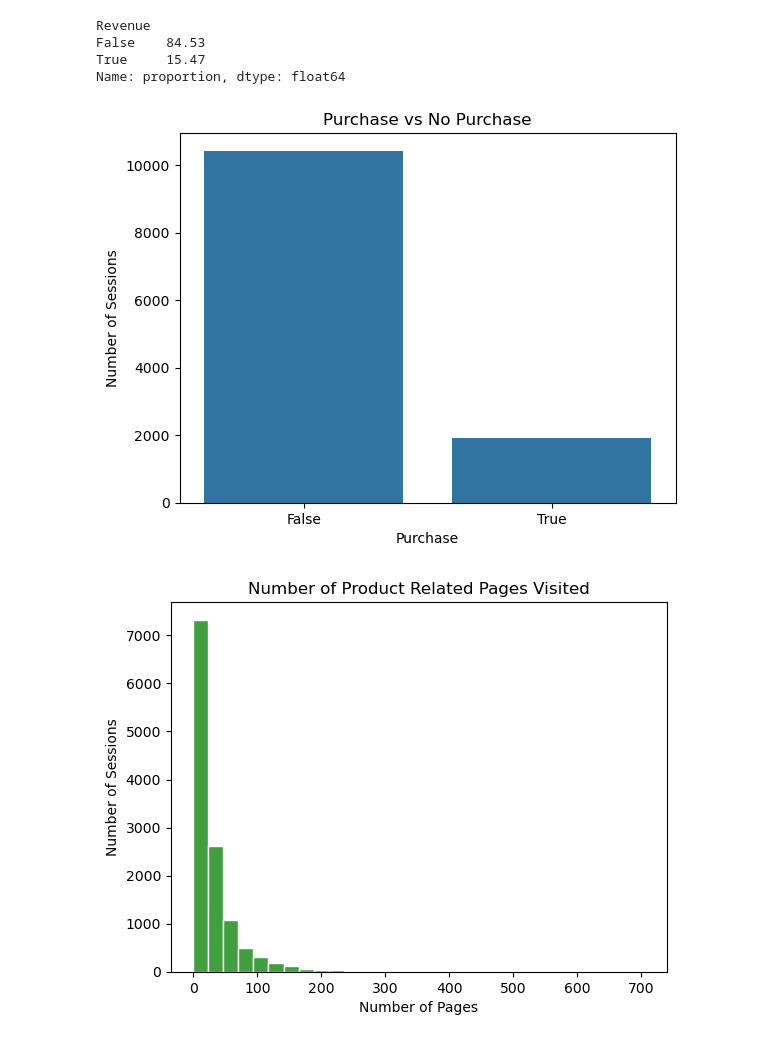
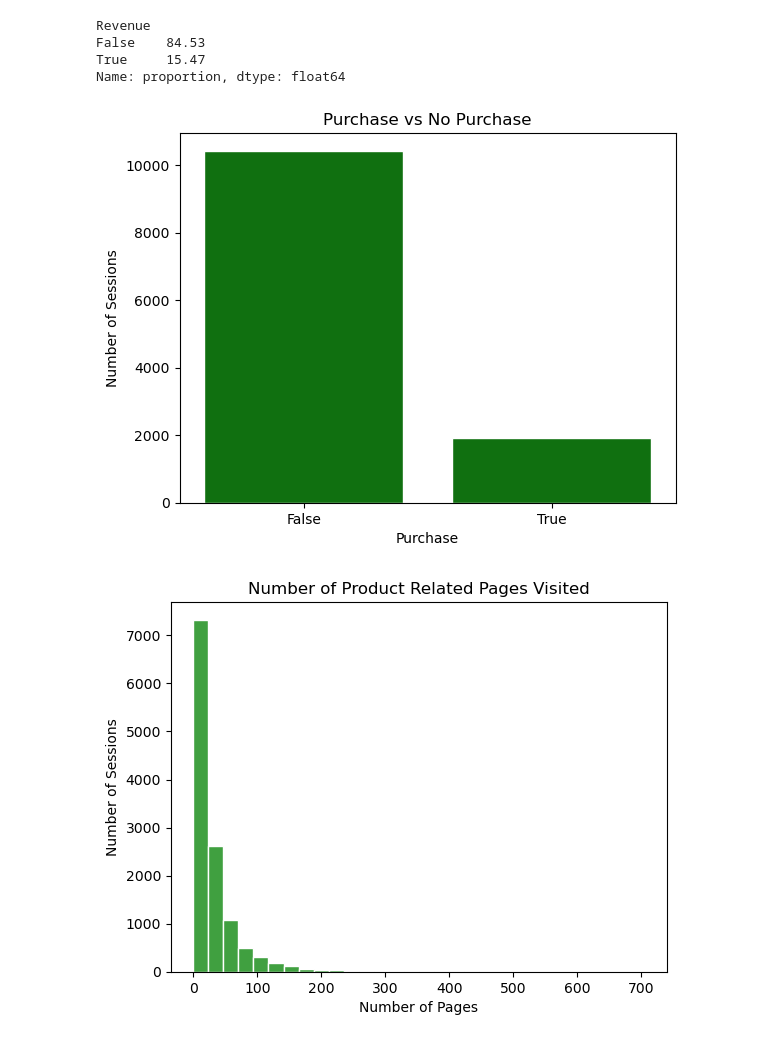
Before and after one commit to 2026558-lab/Statistical-Techniques, a Jupyter notebook: Project.ipynb, the cells around one changed output. Drawn from its saved outputs; the diff is of its cells as text; code cells hidden in the pictures.

```diff
--- a/Project.ipynb
+++ b/Project.ipynb
@@ -109,12 +110,12 @@ True     15.47
 Name: proportion, dtype: float64
 # %%
 # Plot the original purchase vs no purchase
-sns.countplot(data=df, x="Revenue")
+sns.countplot(data=df, x="Revenue",color='Green', edgecolor='white')
 plt.title("Purchase vs No Purchase")
 plt.xlabel("Purchase")
 plt.ylabel("Number of Sessions")
 plt.show()
 # %% [output]
-[figure, old version]
+[figure, new version]
 # %%
 # Plot the original uniform distribution Product Related Visited
```
Also changed, not shown: parts of 4 cells of this notebook.
